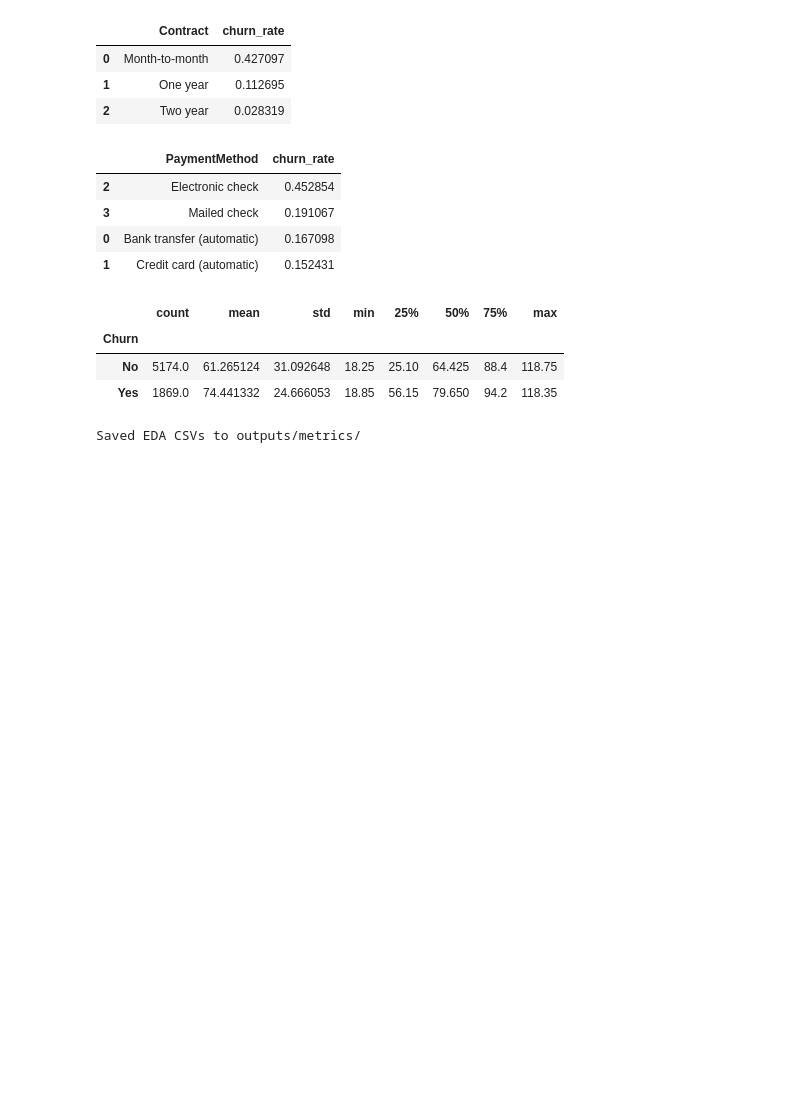
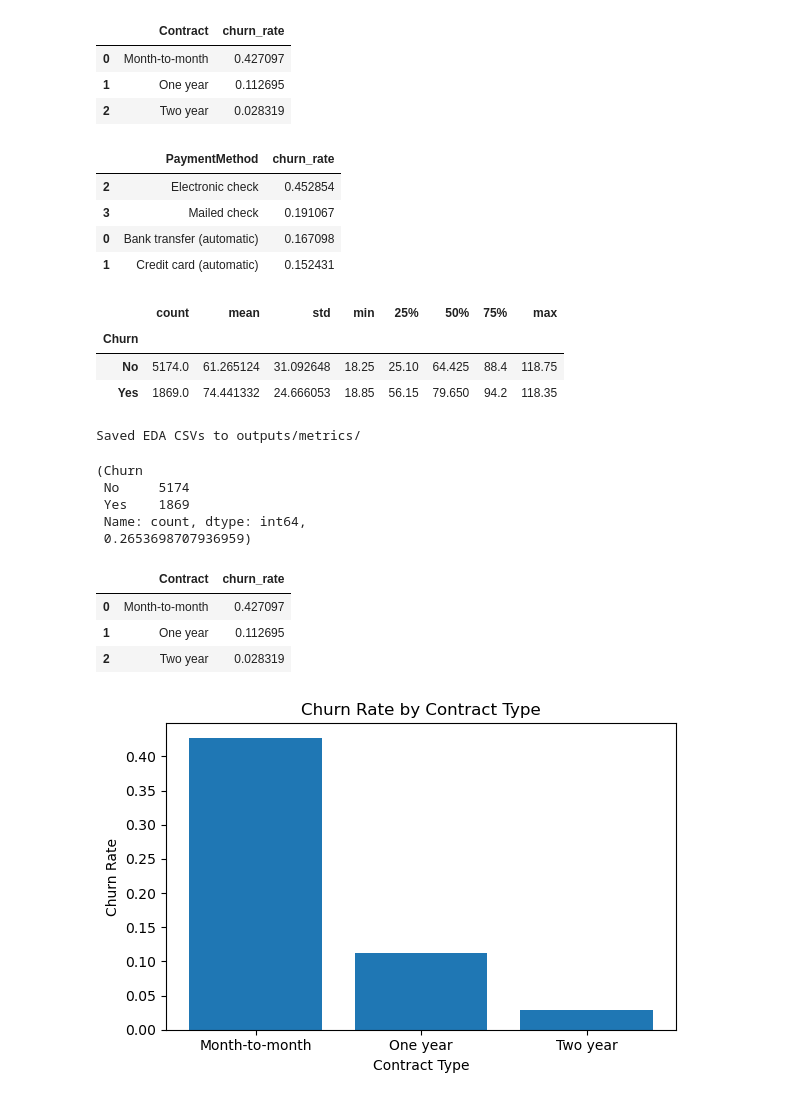
Before and after one commit to PoojaPranavi7/Subscription-Churn-Prediction-and-Analytics-System, a Jupyter notebook: notebooks/01_eda.ipynb, the cells around one changed output. Drawn from its saved outputs; the diff is of its cells as text; code cells hidden in the pictures; blank space fills up the shorter version.

Commit message:
Phase 2: added churn by contract visualization

```diff
--- a/notebooks/01_eda.ipynb
+++ b/notebooks/01_eda.ipynb
@@ -98,3 +98,32 @@ pay_churn.to_csv("../outputs/metrics/payment_churn.csv", index=False)
 print("Saved EDA CSVs to outputs/metrics/")
 # %% [output]
 Saved EDA CSVs to outputs/metrics/
+# %%
+churn_counts, churn_rate
+# %% [output]
+(Churn
+ No     5174
+ Yes    1869
+ Name: count, dtype: int64,
+ 0.2653698707936959)
+# %%
+contract_churn.sort_values("churn_rate", ascending=False)
+# %% [output]
+|  | Contract | churn_rate |
+| 0 | Month-to-month | 0.427097 |
+| 1 | One year | 0.112695 |
+| 2 | Two year | 0.028319 |
+# %%
+import matplotlib.pyplot as plt
+
+contract_churn_sorted = contract_churn.sort_values("churn_rate", ascending=False)
+
+plt.figure(figsize=(6,4))
+plt.bar(contract_churn_sorted["Contract"], contract_churn_sorted["churn_rate"])
+plt.title("Churn Rate by Contract Type")
+plt.ylabel("Churn Rate")
+plt.xlabel("Contract Type")
+plt.tight_layout()
+plt.show()
+# %% [output]
+[figure, added]
```
